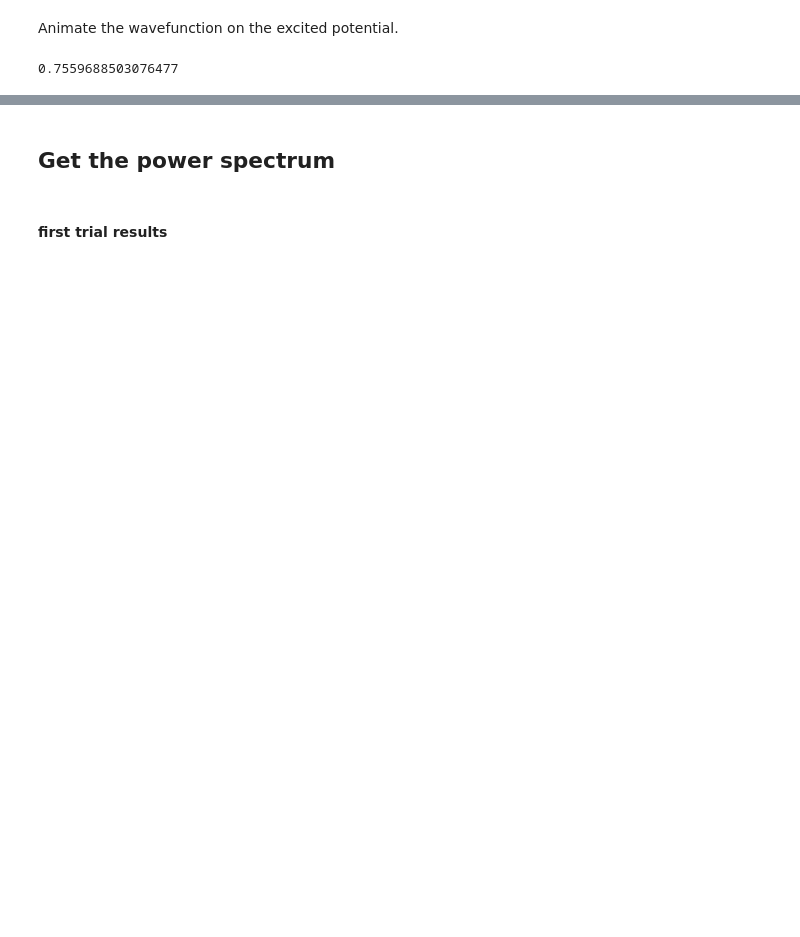
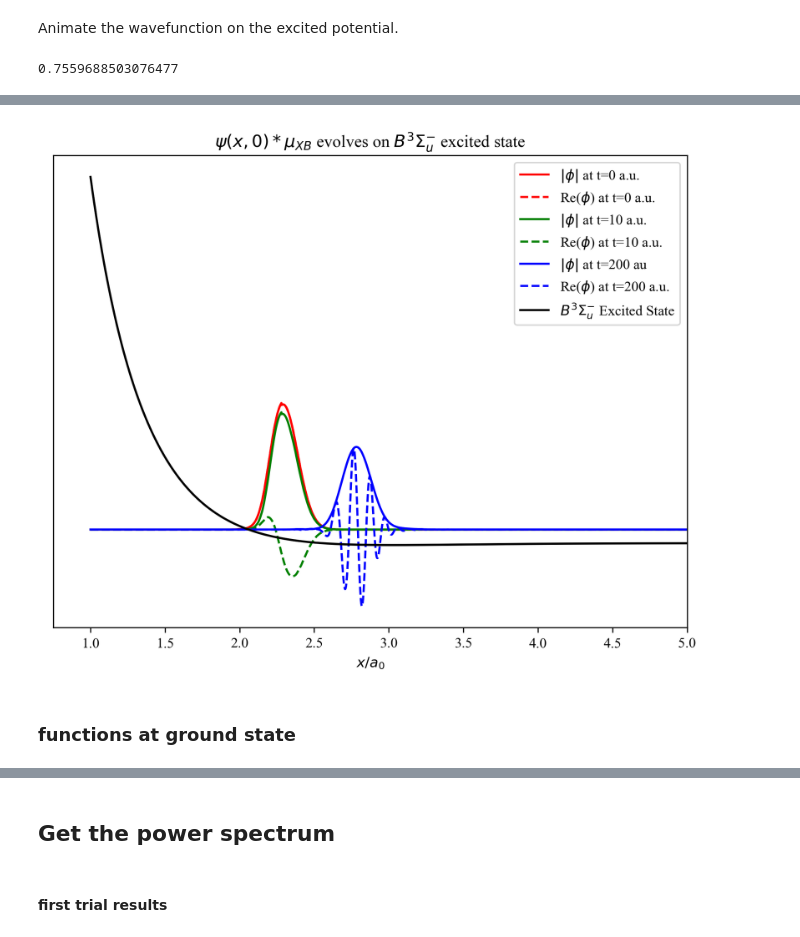
Before and after one commit to notmuchgeek/y3_Time-depQM_cw, a Jupyter notebook: cw/TDQMS_01_v2.ipynb, the cells around one changed output, grey strips where cells are left out. Cells and saved outputs as stored; diff of their text form; code cells hidden in the pictures; blank space fills up the shorter version.

```diff
--- a/cw/TDQMS_01_v2.ipynb
+++ b/cw/TDQMS_01_v2.ipynb
@@ -110,0 +231,42 @@ animate_dynamics(x_grid,wf_dynamics_exi,dt,V_excited(x_grid))
+# %%
+
+
+plt.rcParams["font.family"] = "Times New Roman"
+plt.rcParams["figure.dpi"] = 300
+plt.figure(figsize=(8, 6))
+plt.rcParams.update({'font.size': 10})
+
+
+
+plt.plot(x_grid,abs(wf_dynamics_exi[0])+0.6,color="red",label="$|\phi|$ at t=0 a.u.")
+plt.plot(x_grid,real(wf_dynamics_exi[0])+0.6,color="red",linestyle="--",label="Re($\phi$) at t=0 a.u.")
+
+plt.plot(x_grid,abs(wf_dynamics_exi[100])+0.6,color="green",label="$|\phi|$ at t=10 a.u.")
+plt.plot(x_grid,real(wf_dynamics_exi[100])+0.6,color="green",linestyle="--",label="Re($\phi$) at t=10 a.u.")
+
+plt.plot(x_grid,abs(wf_dynamics_exi[2000])+0.6,color="blue",label="$|\phi|$ at t=200 au")
+plt.plot(x_grid,real(wf_dynamics_exi[2000])+0.6,color="blue",linestyle="--",label="Re($\phi$) at t=200 a.u.")
+
+plt.plot(x_grid,V_excited(x_grid),color="black",label="$B^{3}Σ_{u}^{-}$ Excited State")
+
+
+# Add styles for the graph
+plt.title("$\psi(x,0)*\mu_{XB}$ evolves on $B^{3}Σ_{u}^{-}$ excited state")
+
+plt.xlabel("$x/a_0$")
+plt.yticks([])
+
+
+plt.tick_params(axis='y', which='both', left='off', right='off', labelleft='off')
+
+plt.xlim([0.75,5])
+#plt.ylim()
+
+plt.axvline(x=0, color='k')
+
+plt.legend()
+plt.show()
+# %% [output]
+[figure, added]
+# %% [markdown]
+### functions at ground state
```
Also changed, not shown: parts of 50 cells of this notebook, 53 other files.
